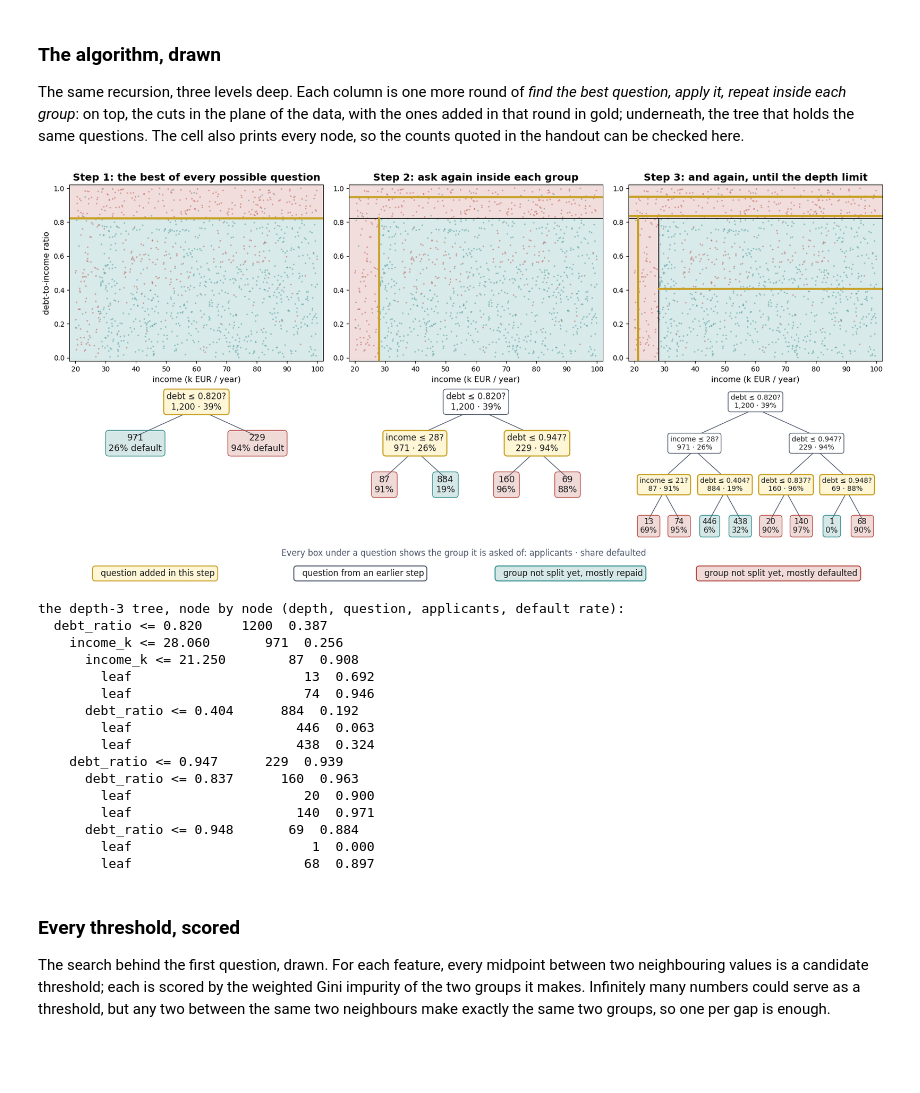
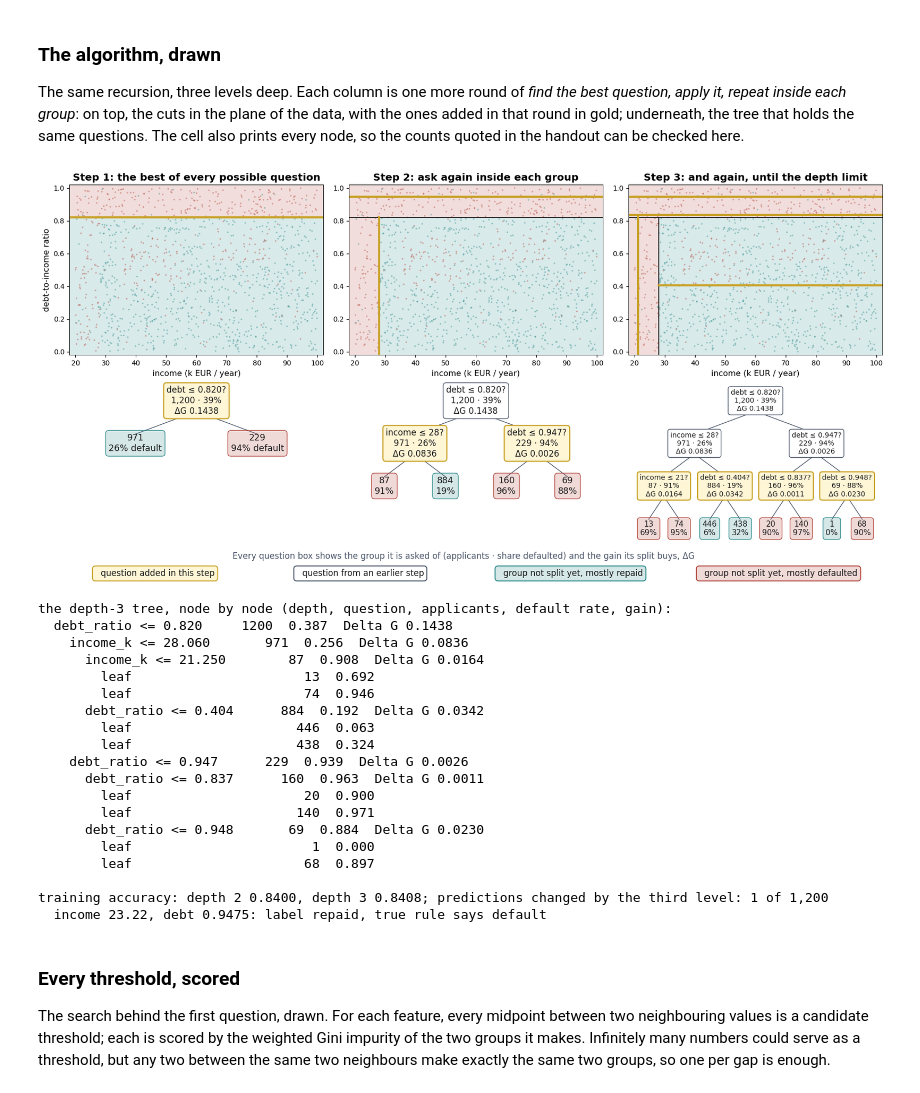
Before and after one commit to fabioantonini/technologies-for-artificial-intelligence, a Jupyter notebook: Lessons/07_trees_and_ensembles/Notebooks/01_decision_trees_from_scratch.ipynb, the cells around one changed output. Drawn from its saved outputs; the diff is of its cells as text; code cells hidden in the pictures; blank space fills up the shorter version.

```diff
--- a/Lessons/07_trees_and_ensembles/Notebooks/01_decision_trees_from_scratch.ipynb
+++ b/Lessons/07_trees_and_ensembles/Notebooks/01_decision_trees_from_scratch.ipynb
@@ -343,13 +343,27 @@ def tree_nodes(model):
     return nodes
 
 
+def node_gains(model):
+    """Delta G of every split: the node's Gini minus its children's, weighted by size
+    within the node."""
+    T, gains = model.tree_, {}
+    for i in range(T.node_count):
+        left, right = T.children_left[i], T.children_right[i]
+        if left < 0:
+            continue
+        n, nl, nr = T.n_node_samples[i], T.n_node_samples[left], T.n_node_samples[right]
+        gains[i] = T.impurity[i] - (nl * T.impurity[left] + nr * T.impurity[right]) / n
+    return gains
+
+
 fig, axes = plt.subplots(2, 3, figsize=(17, 8.2),
                          gridspec_kw={"height_ratios": [1, 0.9]})
 titles = ["Step 1: the best of every possible question",
           "Step 2: ask again inside each group",
           "Step 3: and again, until the depth limit"]
 for col, depth in enumerate((1, 2, 3)):
-    nodes = tree_nodes(DecisionTreeClassifier(max_depth=depth, random_state=0).fit(X, y))
+    model = DecisionTreeClassifier(max_depth=depth, random_state=0).fit(X, y)
+    nodes, gains = tree_nodes(model), node_gains(model)
 
     # The plane: each leaf's region shaded by its majority, the cuts drawn on top.
     ax = axes[0, col]
@@ -381,7 +395,7 @@ for col, depth in enumerate((1, 2, 3)):
     where = {}
 
     def place(i, x, width):
-        where[i] = (x, 1 - nodes[i][0] / 3.3)
+        where[i] = (x, 1 - nodes[i][0] / 3.1)
         kids = nodes[i][6]
         if kids:
             place(kids[0], x - width / 4, width / 2)
@@ -390,62 +404,78 @@ for col, depth in enumerate((1, 2, 3)):
     place(0, .5, 1)
     for i, (d, name, cut, box, n, p, kids) in nodes.items():
         for k in kids or ():
-            tx.plot([where[i][0], where[k][0]], [where[i][1] - .05, where[k][1] + .05],
+            tx.plot([where[i][0], where[k][0]], [where[i][1] - .08, where[k][1] + .07],
                     color=SLATE, lw=1)
     for i, (d, name, cut, box, n, p, kids) in nodes.items():
         if name is not None:
             # Three decimals for debt: two would print the cuts at 0.947 and 0.948
             # both as 0.95, as though the tree had asked the same question twice.
             text = f"{SHORT[name]} ≤ {cut:.3f}?" if name == "debt_ratio" else f"{SHORT[name]} ≤ {cut:.0f}?"
             # The group the question is asked of stays visible: a leaf that is
             # split becomes a question, and its applicants are still there.
-            text += f"\n{n:,} · {p:.0%}"
+            text += f"\n{n:,} · {p:.0%}\nΔG {gains[i]:.4f}"
             face, edge = ("#FFF6D6", GOLD) if d == depth - 1 else ("white", SLATE)
             size = 12 if depth < 3 else 10
         else:
             text = f"{n:,}\n{p:.0%} default" if depth == 1 else f"{n:,}\n{p:.0%}"
             edge = RUST if p > .5 else TEAL
             face, size = edge + "33", 12.5 if depth < 3 else 11
         tx.text(*where[i], text, ha="center", va="center", fontsize=size, color=INK,
                 bbox=dict(boxstyle="round,pad=0.35", fc=face, ec=edge,
                           lw=1.6 if d == depth - 1 else 1))
 
-fig.tight_layout(rect=(0, 0.045, 1, 1))
+fig.tight_layout(rect=(0, 0.06, 1, 1))
 legend = [("#FFF6D6", GOLD, "question added in this step"),
           ("white", SLATE, "question from an earlier step"),
           (TEAL + "33", TEAL, "group not split yet, mostly repaid"),
           (RUST + "33", RUST, "group not split yet, mostly defaulted")]
 for k, (face, edge, label) in enumerate(legend):
     fig.text(0.07 + k * 0.235, 0.012, "  " + label, fontsize=12, color=INK, va="center",
              bbox=dict(boxstyle="round,pad=0.35", fc=face, ec=edge, lw=1.4))
-fig.text(0.5, 0.055, "Every box under a question shows the group it is asked of: "
-         "applicants · share defaulted", ha="center", fontsize=12, color=SLATE)
+fig.text(0.5, 0.048, "Every question box shows the group it is asked of (applicants · share "
+         "defaulted) and the gain its split buys, ΔG", ha="center", fontsize=12, color=SLATE)
 fig.savefig(FIGURES / "tree_growth.png", dpi=150, bbox_inches="tight", facecolor="white")
 plt.show()
 
-print("the depth-3 tree, node by node (depth, question, applicants, default rate):")
-for i, (d, name, cut, box, n, p, kids) in tree_nodes(
-        DecisionTreeClassifier(max_depth=3, random_state=0).fit(X, y)).items():
+deep = DecisionTreeClassifier(max_depth=3, random_state=0).fit(X, y)
+deep_gains = node_gains(deep)
+print("the depth-3 tree, node by node (depth, question, applicants, default rate, gain):")
+for i, (d, name, cut, box, n, p, kids) in tree_nodes(deep).items():
     question = f"{name} <= {cut:.3f}" if name else "leaf"
-    print(f"  {'  ' * d}{question:<22} {n:>5}  {p:.3f}")
+    gain = f"  Delta G {deep_gains[i]:.4f}" if i in deep_gains else ""
+    print(f"  {'  ' * d}{question:<22} {n:>5}  {p:.3f}{gain}")
+
+# What the third level changes: the applicants whose prediction differs at depth 2 and 3.
+from loan_data import _true_default
+shallow = DecisionTreeClassifier(max_depth=2, random_state=0).fit(X, y)
+changed = np.flatnonzero(shallow.predict(X) != deep.predict(X))
+print(f"\ntraining accuracy: depth 2 {shallow.score(X, y):.4f}, depth 3 {deep.score(X, y):.4f}; "
+      f"predictions changed by the third level: {len(changed)} of {len(X):,}")
+for r in changed:
+    rule = _true_default(X["income_k"].values[r:r + 1], X["debt_ratio"].values[r:r + 1])[0]
+    print(f"  income {X['income_k'].iloc[r]}, debt {X['debt_ratio'].iloc[r]}: label "
+          f"{'default' if y.iloc[r] else 'repaid'}, true rule says {'default' if rule else 'repaid'}")
 # %% [output]
-[figure, old version]
+[figure, new version]
-the depth-3 tree, node by node (depth, question, applicants, default rate):
-  debt_ratio <= 0.820     1200  0.387
-    income_k <= 28.060       971  0.256
-      income_k <= 21.250        87  0.908
+the depth-3 tree, node by node (depth, question, applicants, default rate, gain):
+  debt_ratio <= 0.820     1200  0.387  Delta G 0.1438
+    income_k <= 28.060       971  0.256  Delta G 0.0836
+      income_k <= 21.250        87  0.908  Delta G 0.0164
         leaf                      13  0.692
         leaf                      74  0.946
-      debt_ratio <= 0.404      884  0.192
+      debt_ratio <= 0.404      884  0.192  Delta G 0.0342
         leaf                     446  0.063
         leaf                     438  0.324
-    debt_ratio <= 0.947      229  0.939
-      debt_ratio <= 0.837      160  0.963
+    debt_ratio <= 0.947      229  0.939  Delta G 0.0026
+      debt_ratio <= 0.837      160  0.963  Delta G 0.0011
         leaf                      20  0.900
         leaf                     140  0.971
-      debt_ratio <= 0.948       69  0.884
+      debt_ratio <= 0.948       69  0.884  Delta G 0.0230
         leaf                       1  0.000
         leaf                      68  0.897
+
+training accuracy: depth 2 0.8400, depth 3 0.8408; predictions changed by the third level: 1 of 1,200
+  income 23.22, debt 0.9475: label repaid, true rule says default
 # %% [markdown]
 ### Every threshold, scored
 
```
Also changed, not shown: 9 other files.
